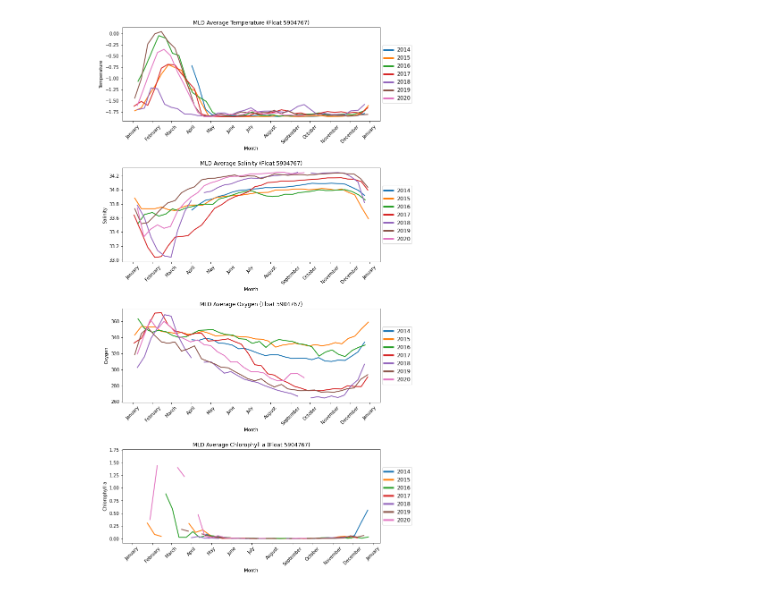
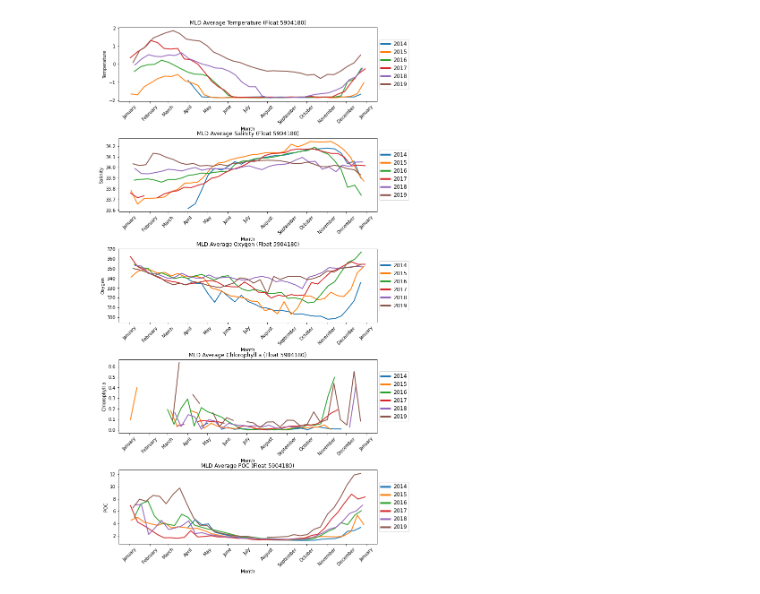
Before and after one commit to ch-alina/hmei, a Jupyter notebook: notebooks/float.ipynb, the cells around one changed output. Cells and saved outputs as stored; diff of their text form; code cells hidden in the pictures.

```diff
--- a/notebooks/float.ipynb
+++ b/notebooks/float.ipynb
@@ -251,14 +222,0 @@ Text(0.5, 0.98, 'Float 5904767')
-# %%
-import cartopy.crs as ccrs
-import cartopy
-import pandas as pd
-lat = data.Lat.values
-lon = data.Lon.values
-
-minlon = min(lon)
-maxlon = max(lon)
-
-dates = x.values
-dates = pd.to_datetime(dates).year
-
-yrs = range(min(dates), max(dates))
@@ -309,12 +300,13 @@ Text(0.5, 1.0, 'Float Trajectories')
 # %%
-density = data.Sigma_theta.transpose().values
-density = np.flip(density, 0)
-#density=density.reshape(1,(dim[0]*dim[1]), order='F')
-depth = data.Depth.transpose().values
-depth = np.flip(depth, 0)
-#depth=depth.reshape(1,(dim[0]*dim[1]), order='F')
 
-def get_mld_rho():
+
+def get_mld_rho(fl):
+    density = fl.Sigma_theta.transpose().values
+    density = np.flip(density, 0)
+    #density=density.reshape(1,(dim[0]*dim[1]), order='F')
+    depth = fl.Depth.transpose().values
+    depth = np.flip(depth, 0)
+    #depth=depth.reshape(1,(dim[0]*dim[1]), order='F')
     rhocrit = 0.02
     density[np.isnan(depth)] = float("nan")
     depth[np.isnan(density)] = float("nan")
@@ -354,7 +346,7 @@ def get_mld_rho():
 
     return mld, imld, thickn
 
-mld, imld, thickn = get_mld_rho()
+mld, imld, thickn = get_mld_rho(data)
 
 #dpth_mid=nanmean(cat(3,dpth(1:end-1,:),dpth(2:end,:)),3);
 #thickn=diff([dpth(1,:);dpth_mid;dpth(end,:)],[],1);
@@ -377,47 +371,51 @@ import matplotlib.dates as mdates
 
 #date_mo = np.datetime_as_string(x.values, unit = 'D')
 temp = temperature
-
-variables = [temp, salinity, oxygen, chl_a]
-varNames = ['Temperature', 'Salinity', 'Oxygen', 'Chlorophyll a']
+temp, salinity, nitrate, oxygen, chl_a, POC = set_float_var(data)
+variables = [temp, salinity, oxygen, chl_a, POC]
+varNames = ['Temperature', 'Salinity', 'Oxygen', 'Chlorophyll a', 'POC']
 def plot_avg_var(variables, varNames):
     fig = plt.figure(figsize=(10, 20))
     for ii in range(0, len(variables)):
         var = np.flip(variables[ii], 0)
+        var[var==0] = np.nan
+
         avg_var = np.empty((1,np.size(var, 1))).flatten()
+
         for i in range(len(imld)):
             #avg_temp[i] = np.nanmean(temp[0:int(imld[i]),i])
             avg_var[i] = np.nansum(var[0:int(imld[i]),i]*thickn[0:int(imld[i]),i])/np.nansum(thickn[0:int(imld[i]),i])
         avg_var[avg_var==0] = np.nan
 
         dayofyear = data.JULD.dt.dayofyear
 
-        ax = fig.add_subplot(4,1,ii + 1)
+        ax = fig.add_subplot(5,1,ii + 1)
         for yr in range(len(yrs)):
             plt.plot(dayofyear.values[dates==yrs[yr]], avg_var[dates==yrs[yr]], label = str(yrs[yr]), linewidth=2)
 
         date_form = DateFormatter("%B") # %m for month number
         ax.xaxis.set_major_formatter(date_form)
         ax.xaxis.set_major_locator(mdates.MonthLocator(interval=1))
         leg = ax.legend(loc='center left', bbox_to_anchor=(1, 0.5))
         leg_lines = leg.get_lines()
         leg_texts = leg.get_texts()
         ax.set_xlabel('Month')
         ax.set_ylabel(str(varNames[ii]))
-        plt.title('MLD Average ' + str(varNames[ii]) + ' (Float 5904767)')
+        plt.title('MLD Average ' + str(varNames[ii]) + ' (Float 5904180)')
         plt.setp(leg_lines, linewidth=4)
         plt.setp(leg_texts, fontsize='large')
         plt.xticks(rotation = 45) # Rotates X-Axis Ticks by 45-degrees
         plt.subplots_adjust(left=0.1,
                     bottom=0.1,
                     right=0.9,
                     top=0.9,
                     wspace=0.4,
                     hspace=0.5)
         #plt.gcf().autofmt_xdate()
         #plt.show()
         #print(avg_var)
 plot_avg_var(variables, varNames)
+plt.show()
 #plt.savefig('/home/ac63/projects/hmei/figures/5904767_MLD_Average_Vars')
 # %% [output]
-[figure, old version]
+[figure, new version]
```
Also changed, not shown: parts of 19 cells of this notebook, 5 other files.
